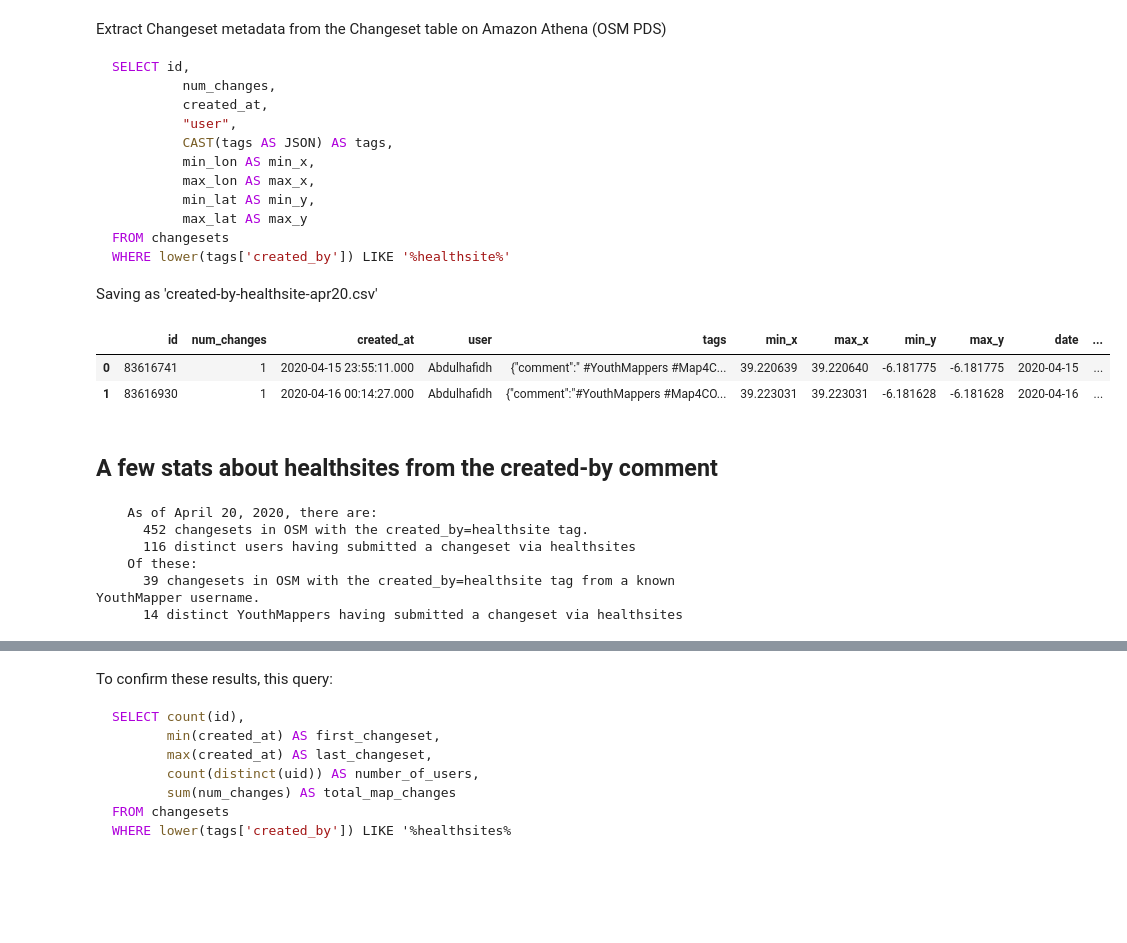
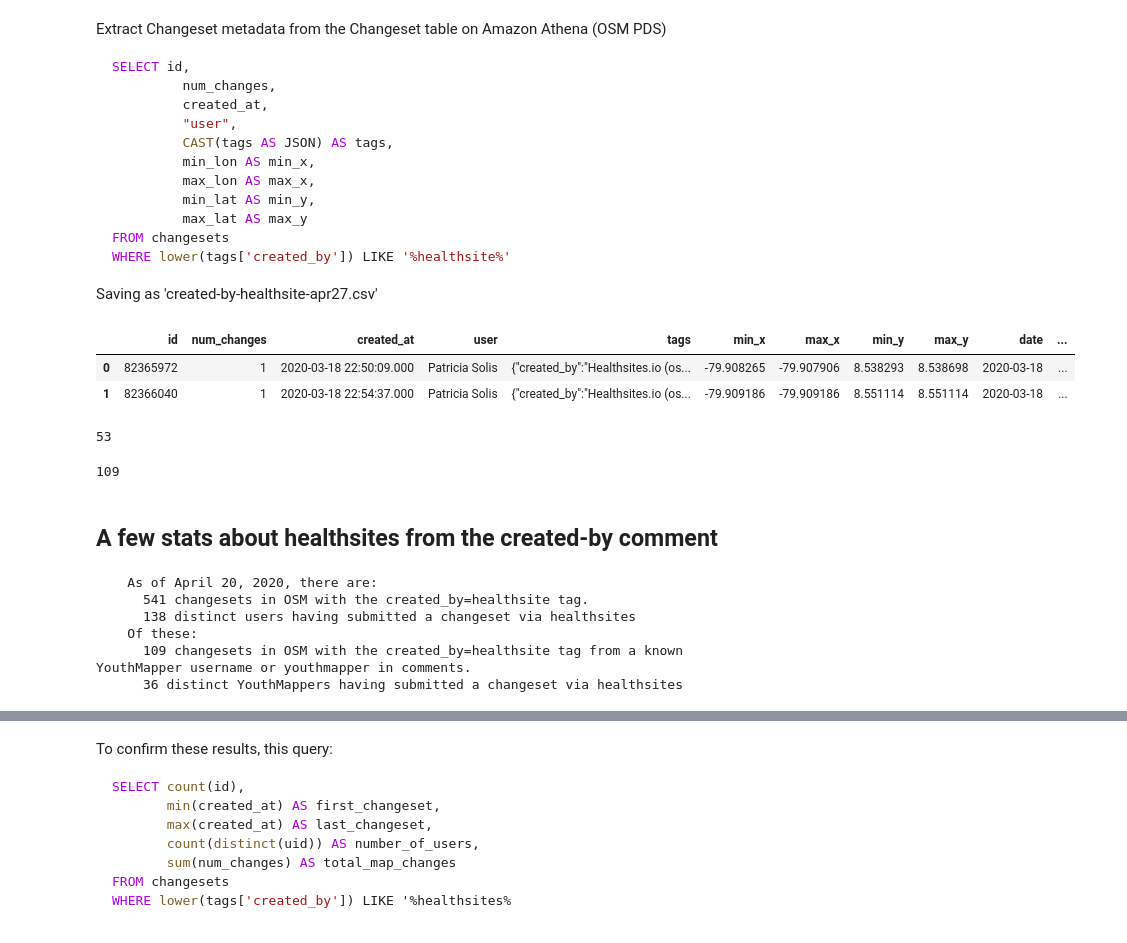
Before and after one commit to youthmappers/healthsites-io, a Jupyter notebook: OSM and Healthsites.io.ipynb, the cells around one changed output, grey strips where cells are left out. Drawn from its saved outputs; the diff is of its cells as text; code cells hidden in the pictures; blank space fills up the shorter version.

````diff
--- a/OSM and Healthsites.io.ipynb
+++ b/OSM and Healthsites.io.ipynb
@@ -27,16 +27,25 @@ SELECT id,
 FROM changesets
 WHERE lower(tags['created_by']) LIKE '%healthsite%'
 ```
-Saving as 'created-by-healthsite-apr20.csv'
+Saving as 'created-by-healthsite-apr27.csv'
 # %%
-healthsites = pd.read_csv('./data/created-by-healthsite-apr20.csv')
+healthsites = pd.read_csv('./data/created-by-healthsite-apr27.csv')
 healthsites['date'] = healthsites.created_at.apply(lambda t: pd.Timestamp(t).date())
 healthsites['is_ym'] = healthsites.user.apply(lambda u: u in youthmappers_names)
 healthsites.head(2)
 # %% [output]
 |  | id | num_changes | created_at | user | tags | min_x | max_x | min_y | max_y | date | ... |
-| 0 | 83616741 | 1 | 2020-04-15 23:55:11.000 | Abdulhafidh | {"comment":" #YouthMappers #Map4C... | 39.220639 | 39.220640 | -6.181775 | -6.181775 | 2020-04-15 | ... |
-| 1 | 83616930 | 1 | 2020-04-16 00:14:27.000 | Abdulhafidh | {"comment":"#YouthMappers #Map4CO... | 39.223031 | 39.223031 | -6.181628 | -6.181628 | 2020-04-16 | ... |
+| 0 | 82365972 | 1 | 2020-03-18 22:50:09.000 | Patricia Solis | {"created_by":"Healthsites.io (os... | -79.908265 | -79.907906 | 8.538293 | 8.538698 | 2020-03-18 | ... |
+| 1 | 82366040 | 1 | 2020-03-18 22:54:37.000 | Patricia Solis | {"created_by":"Healthsites.io (os... | -79.909186 | -79.909186 | 8.551114 | 8.551114 | 2020-03-18 | ... |
+# %%
+len(healthsites[healthsites.is_ym])
+# %% [output]
+53
+# %%
+healthsites['is_ym'] = healthsites.apply(lambda row: 'youthmapper' in row.tags.lower() or row.user in youthmappers_names, axis=1)
+len(healthsites[healthsites.is_ym])
+# %% [output]
+109
 # %% [markdown]
 ## A few stats about healthsites from the created-by comment
 # %%
@@ -45,17 +54,17 @@ print("""
       {size_of_df} changesets in OSM with the created_by=healthsite tag.
       {unique_users} distinct users having submitted a changeset via healthsites
     Of these:
-      {ym_changesets} changesets in OSM with the created_by=healthsite tag from a known YouthMapper username.
+      {ym_changesets} changesets in OSM with the created_by=healthsite tag from a known YouthMapper username or youthmapper in comments.
       {ym_unique_users} distinct YouthMappers having submitted a changeset via healthsites
 """.format(size_of_df=len(healthsites), unique_users = healthsites.user.nunique(),
            ym_changesets = len(healthsites[healthsites.is_ym]), ym_unique_users=healthsites[healthsites.is_ym].user.nunique()))
 # %% [output]
     As of April 20, 2020, there are:
-      452 changesets in OSM with the created_by=healthsite tag.
-      116 distinct users having submitted a changeset via healthsites
+      541 changesets in OSM with the created_by=healthsite tag.
+      138 distinct users having submitted a changeset via healthsites
     Of these:
-      39 changesets in OSM with the created_by=healthsite tag from a known YouthMapper username.
-      14 distinct YouthMappers having submitted a changeset via healthsites
+      109 changesets in OSM with the created_by=healthsite tag from a known YouthMapper username or youthmapper in comments.
+      36 distinct YouthMappers having submitted a changeset via healthsites
 # %%
 print("{:0.1f}% of healthsites.io features from YouthMappers".format( healthsites[healthsites.is_ym].num_changes.sum() / healthsites.num_changes.sum()*100))
 print("{:0.1f}% of healthsites.io mappers are YouthMappers".format( healthsites[healthsites.is_ym].user.nunique() / healthsites.user.nunique()*100))
````
Also changed, not shown: parts of 6 cells of this notebook, 2 other files.
